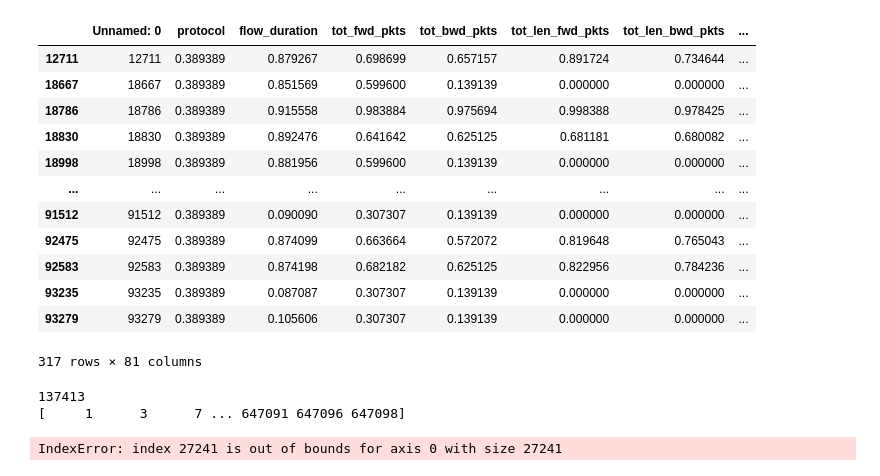
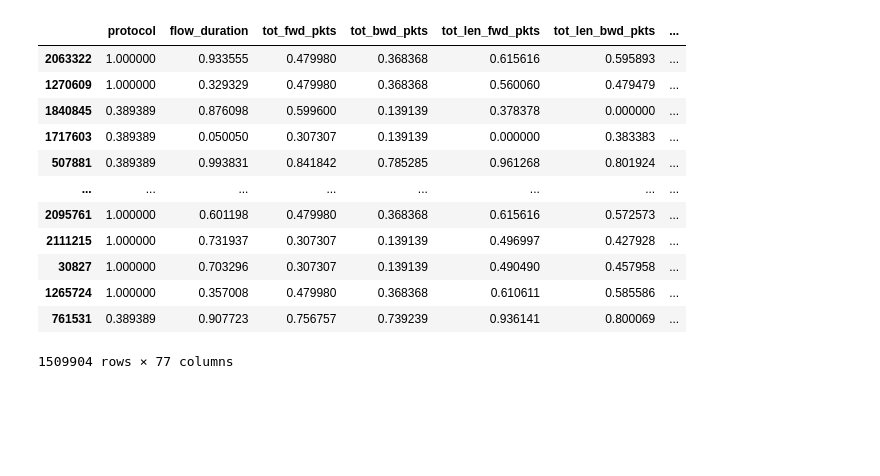
Before and after one commit to CSID-DGU/MLAC, a Jupyter notebook: hierarchical/hierarchical.ipynb, the cells around one changed output. Drawn from its saved outputs; the diff is of its cells as text; code cells hidden in the pictures; blank space fills up the shorter version.

```diff
--- a/hierarchical/hierarchical.ipynb
+++ b/hierarchical/hierarchical.ipynb
@@ -31,12 +37,3 @@ files={
 
 data = pd.read_csv(files['CICI'])
 data=data[np.isfinite(data).all(1)]
-#target = data['attack_category']
-binary_target=data['label']
-multiclass_labels_1=data['nist_category']
-multiclass_labels_2=data['attack_category']
-class_1_data=data[data['nist_category']==0]
-class_2_data=data[data['nist_category']==1]
-class_3_data=data[data['nist_category']==2]
-class_4_data=data[data['nist_category']==3]
-data=data.drop(labels=['label','attack_category','nist_category','Unnamed: 0'],axis=1)
@@ -61 +40,3 @@ def data_loader():
+# %%
+data.drop(['Unnamed: 0','Unnamed: 0.1','Unnamed: 0.1.1'],axis=1,inplace=True)
 # %%
@@ -81,3 +52,13 @@ memory usage: 1.3 GB
+# %%
+#target
+binary_t=data['label']
+multi1_t=data['nist_category']
+multi2_t=data['attack_category'] # 최종
+# 마지막 3-class classifier
+class_1_data=data[data['nist_category']==1] # 여기서 각각 attack_category예측
+class_2_data=data[data['nist_category']==2]
+class_3_data=data[data['nist_category']==3]
+data=data.drop(labels=['label','attack_category','nist_category','new_category'],axis=1)
 # %%
 # Define Models
 models = []
@@ -250,25 +73,0 @@ array([3., 3., 3., ..., 3., 3., 3.])
-# %%
-class_1_data.loc[[idx for idx in class_1_data.index if idx in malicious_indices]]
-# %% [output]
-|  | Unnamed: 0 | protocol | flow_duration | tot_fwd_pkts | tot_bwd_pkts | tot_len_fwd_pkts | tot_len_bwd_pkts | ... |
-| 12711 | 12711 | 0.389389 | 0.879267 | 0.698699 | 0.657157 | 0.891724 | 0.734644 | ... |
-| 18667 | 18667 | 0.389389 | 0.851569 | 0.599600 | 0.139139 | 0.000000 | 0.000000 | ... |
-| 18786 | 18786 | 0.389389 | 0.915558 | 0.983884 | 0.975694 | 0.998388 | 0.978425 | ... |
-| 18830 | 18830 | 0.389389 | 0.892476 | 0.641642 | 0.625125 | 0.681181 | 0.680082 | ... |
-| 18998 | 18998 | 0.389389 | 0.881956 | 0.599600 | 0.139139 | 0.000000 | 0.000000 | ... |
-| ... | ... | ... | ... | ... | ... | ... | ... | ... |
-| 91512 | 91512 | 0.389389 | 0.090090 | 0.307307 | 0.139139 | 0.000000 | 0.000000 | ... |
-| 92475 | 92475 | 0.389389 | 0.874099 | 0.663664 | 0.572072 | 0.819648 | 0.765043 | ... |
-| 92583 | 92583 | 0.389389 | 0.874198 | 0.682182 | 0.625125 | 0.822956 | 0.784236 | ... |
-| 93235 | 93235 | 0.389389 | 0.087087 | 0.307307 | 0.139139 | 0.000000 | 0.000000 | ... |
-| 93279 | 93279 | 0.389389 | 0.105606 | 0.307307 | 0.139139 | 0.000000 | 0.000000 | ... |
-317 rows × 81 columns
-# %%
-# 악성으로 분류된 것 개수
-print(len(malicious_indices))
-print(malicious_indices)
-print([multiclass_labels_1[[idx]] for idx in malicious_indices])
-# %% [output]
-137413
-[     1      3      7 ... 647091 647096 647098]
-IndexError: index 27241 is out of bounds for axis 0 with size 27241
@@ -276,0 +81,18 @@ df.to_csv(os.path.join(outpath,'evaluation'),header=True)
+# %%
+X_train,X_test,y_train,y_test=train_test_split(data,binary_t,test_size=0.3, shuffle=True, stratify=binary_t, random_state=34)
+# %%
+X_train
+# %% [output]
+|  | protocol | flow_duration | tot_fwd_pkts | tot_bwd_pkts | tot_len_fwd_pkts | tot_len_bwd_pkts | ... |
+| 2063322 | 1.000000 | 0.933555 | 0.479980 | 0.368368 | 0.615616 | 0.595893 | ... |
+| 1270609 | 1.000000 | 0.329329 | 0.479980 | 0.368368 | 0.560060 | 0.479479 | ... |
+| 1840845 | 0.389389 | 0.876098 | 0.599600 | 0.139139 | 0.378378 | 0.000000 | ... |
+| 1717603 | 0.389389 | 0.050050 | 0.307307 | 0.139139 | 0.000000 | 0.383383 | ... |
+| 507881 | 0.389389 | 0.993831 | 0.841842 | 0.785285 | 0.961268 | 0.801924 | ... |
+| ... | ... | ... | ... | ... | ... | ... | ... |
+| 2095761 | 1.000000 | 0.601198 | 0.479980 | 0.368368 | 0.615616 | 0.572573 | ... |
+| 2111215 | 1.000000 | 0.731937 | 0.307307 | 0.139139 | 0.496997 | 0.427928 | ... |
+| 30827 | 1.000000 | 0.703296 | 0.307307 | 0.139139 | 0.490490 | 0.457958 | ... |
+| 1265724 | 1.000000 | 0.357008 | 0.479980 | 0.368368 | 0.610611 | 0.585586 | ... |
+| 761531 | 0.389389 | 0.907723 | 0.756757 | 0.739239 | 0.936141 | 0.800069 | ... |
+1509904 rows × 77 columns
```
Also changed, not shown: parts of 25 cells of this notebook.
